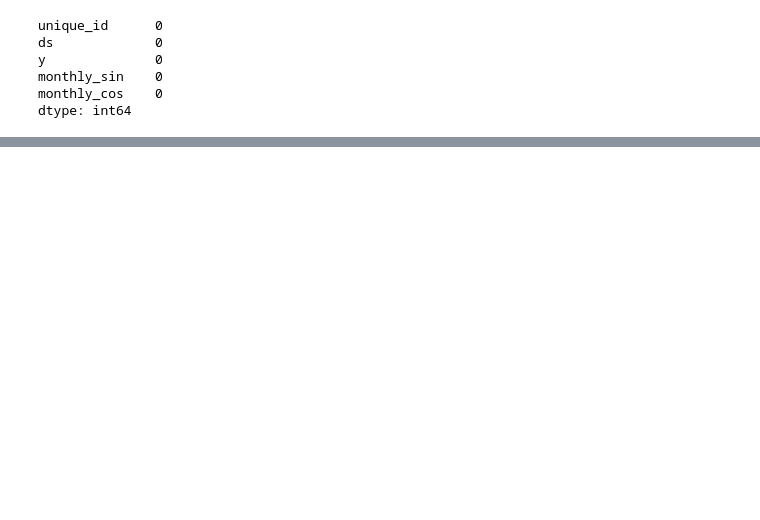
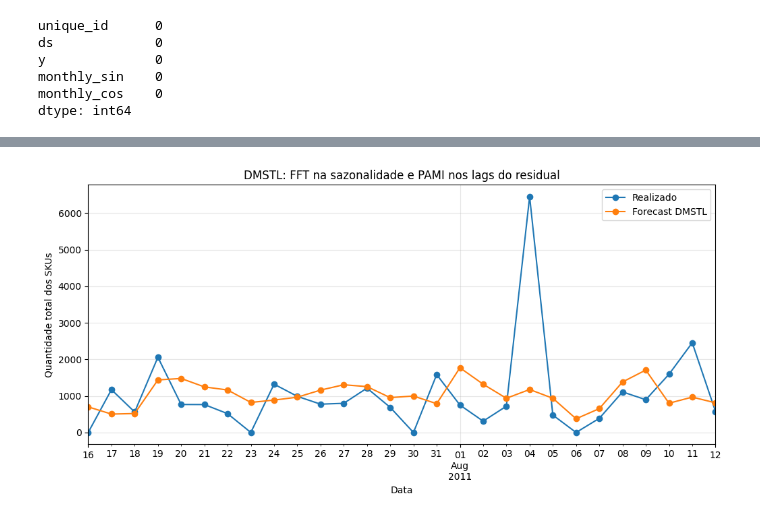
Before and after one commit to heylucasleao/forecasting, a Jupyter notebook: 10.dmstl_agg.ipynb, the cells around one changed output, grey strips where cells are left out. Drawn from its saved outputs; the diff is of its cells as text; code cells hidden in the pictures; blank space fills up the shorter version.

```diff
--- a/10.dmstl_agg.ipynb
+++ b/10.dmstl_agg.ipynb
@@ -189,0 +227,80 @@ pami_aggregate
+# %%
+class DMSTLWrapperResidualCallable(DMSTLWrapper):
+    """DMSTL que cria um modelo de residual separado para cada SKU."""
+
+    def __init__(self, residual_model_callable, season_length, **kwargs):
+        template_model = residual_model_callable(None)
+        super().__init__(mf_resid=template_model, season_length=season_length, **kwargs)
+        self.residual_model_callable = residual_model_callable
+
+    def _fit_mlforecast(self, group, residual_part, prediction_intervals=None):
+        mf_resid = self.residual_model_callable(group[self.id_col_].iloc[0])
+        df_residual = group[[self.id_col_, self.time_col_] + self.exog_cols_].copy()
+        df_residual[self.target_col_] = residual_part
+        mf_resid.fit(
+            df_residual,
+            id_col=self.id_col_,
+            time_col=self.time_col_,
+            target_col=self.target_col_,
+            prediction_intervals=prediction_intervals,
+        )
+        return mf_resid
+
+
+# O FFT continua definindo a sazonalidade; o primeiro minimo local do PAMI define o lag do residual.
+pami_lags_by_sku = {}
+for uid, group in benchmark_train.groupby("unique_id"):
+    pami_lags_by_sku[uid], _ = first_pami_local_minimum(group["y"].to_numpy())
+
+
+def residual_model_callable(uid):
+    lag = pami_lags_by_sku.get(uid, 7)
+    return MLForecast(
+        models=[RandomForestRegressor(n_estimators=120, random_state=42, n_jobs=-1)],
+        freq="D",
+        lags=[lag],
+    )
+
+
+dmstl_pami_lag = DMSTLWrapperResidualCallable(
+    residual_model_callable=residual_model_callable,
+    season_length=detected_periods_by_sku,
+    trend_model_callable=callable_trend,
+    seasonal_model_callable=callable_seasonal,
+)
+dmstl_pami_lag.fit(benchmark_train, target_col="y")
+forecast_pami_lag = dmstl_pami_lag.predict(h=benchmark_horizon).rename(
+    columns={"RandomForestRegressor": "forecast_pami_lag"}
+)
+comparison_pami_lag = benchmark_test.merge(
+    forecast_pami_lag[["unique_id", "ds", "forecast_pami_lag"]],
+    on=["unique_id", "ds"],
+)
+comparison_pami_lag["forecast_pami_lag"] = comparison_pami_lag["forecast_pami_lag"].clip(lower=0)
+pami_lag_aggregate = comparison_pami_lag.groupby("ds")[["y", "forecast_pami_lag"]].sum()
+pami_lag_metrics = pd.DataFrame(
+    {
+        "MAE": [mean_absolute_error(pami_lag_aggregate["y"], pami_lag_aggregate["forecast_pami_lag"])],
+        "RMSE": [mean_squared_error(pami_lag_aggregate["y"], pami_lag_aggregate["forecast_pami_lag"]) ** 0.5],
+        "actual_total": [pami_lag_aggregate["y"].sum()],
+        "forecast_total": [pami_lag_aggregate["forecast_pami_lag"].sum()],
+    },
+    index=["DMSTL_FFT_PAMI_lag_residual_callable"],
+)
+pami_lag_metrics["total_error_pct"] = 100 * (
+    pami_lag_metrics["forecast_total"] / pami_lag_metrics["actual_total"] - 1
+)
+
+print("Lags do residual definidos pelo primeiro minimo local do PAMI:")
+display(pd.Series(pami_lags_by_sku, name="residual_lag"))
+print("Resultado agregado com residual_model_callable:")
+display(pami_lag_metrics)
+ax = pami_lag_aggregate.plot(figsize=(12, 5), marker="o")
+ax.set_title("DMSTL: FFT na sazonalidade e PAMI nos lags do residual")
+ax.set_xlabel("Data")
+ax.set_ylabel("Quantidade total dos SKUs")
+ax.legend(["Realizado", "Forecast DMSTL"])
+ax.grid(alpha=0.3)
+plt.show()
+pami_lag_aggregate
+# %% [output]
@@ -189,0 +324 @@ pami_aggregate
+[figure, added]
```
Also changed, not shown: parts of 2 cells of this notebook.
